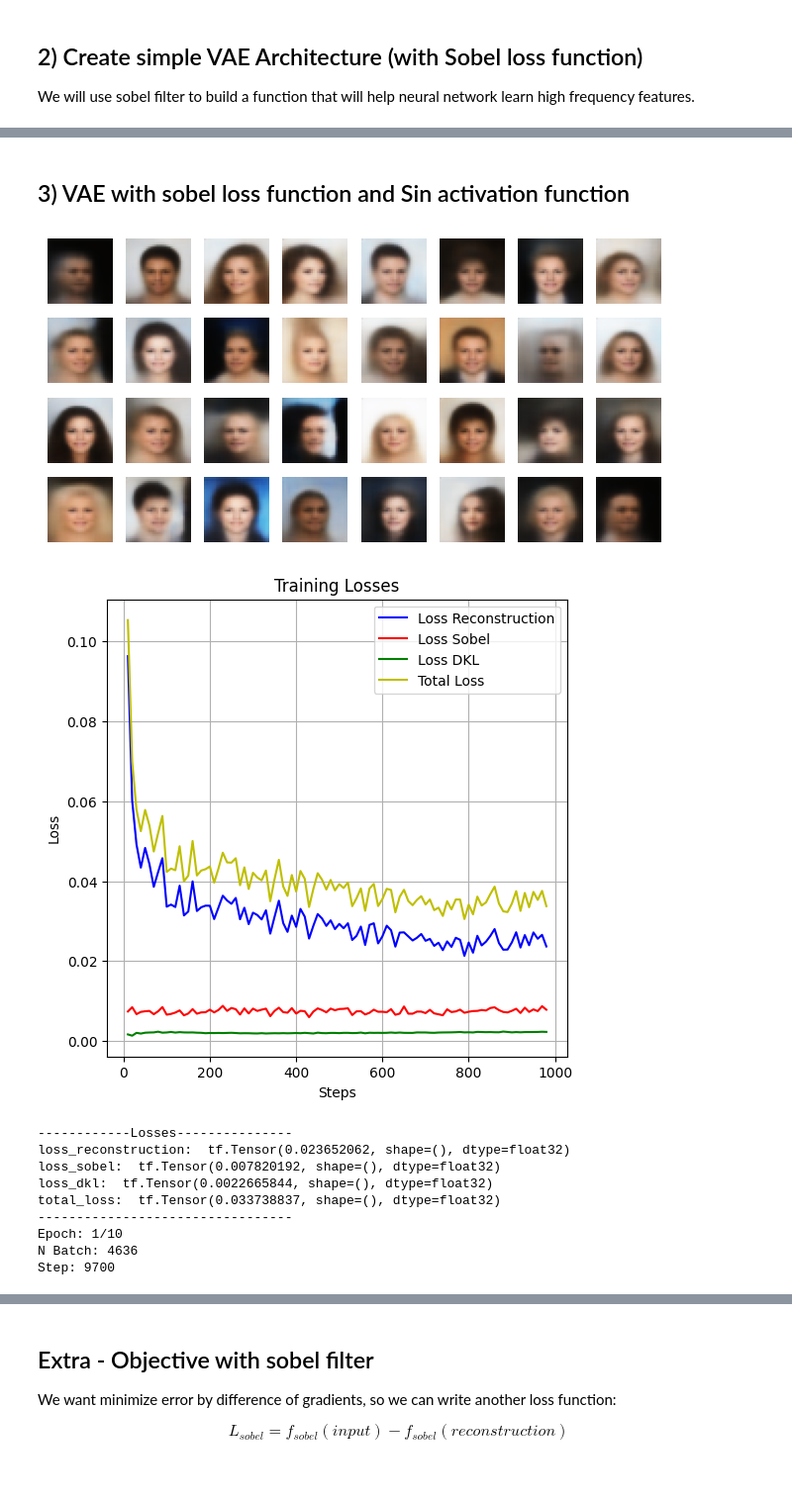
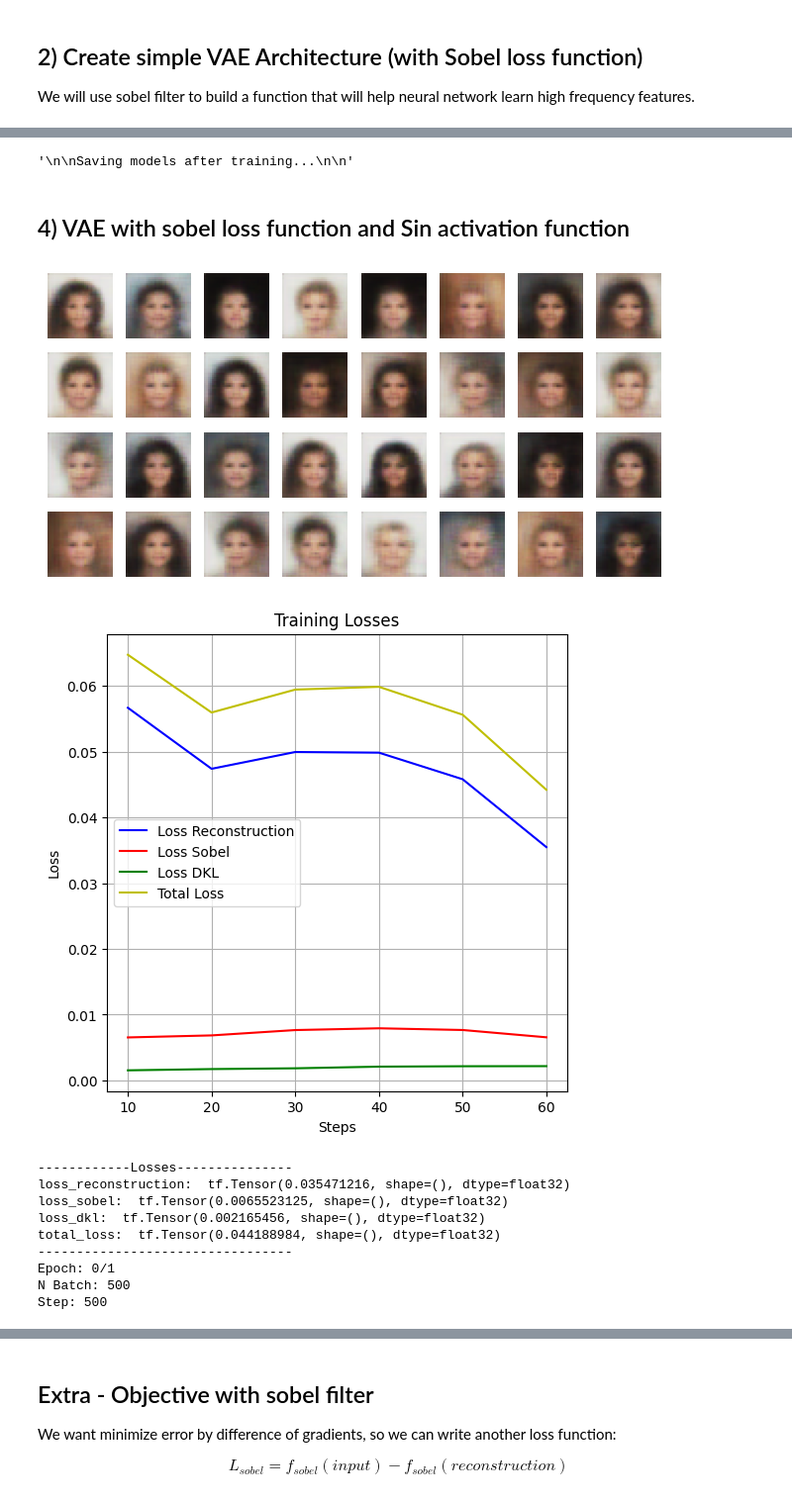
Before and after one commit to xValentim/DeepFakeLab, a Jupyter notebook: TrainingNeuralNetworks.ipynb, the cells around one changed output, grey strips where cells are left out. Shown at 99% size. Saved outputs shown, nothing was run; the diff lists cells and outputs as text; code cells hidden in the pictures.

```diff
--- a/TrainingNeuralNetworks.ipynb
+++ b/TrainingNeuralNetworks.ipynb
@@ -93,15 +93,15 @@ def resize_image(x, n_outputs=2):
     return tf.image.resize(x, [128, 128]) / 255.
 
 ds_train = ds_train_path.map(
-    lambda x: resize_image(open_image(x), n_outputs=2)
+    lambda x: resize_image(open_image(x), n_outputs=1)
 )
 
 ds_val = ds_val_path.map(
-    lambda x: resize_image(open_image(x), n_outputs=2)
+    lambda x: resize_image(open_image(x), n_outputs=1)
 )
 
 ds_test = ds_test_path.map(
-    lambda x: resize_image(open_image(x), n_outputs=2)
+    lambda x: resize_image(open_image(x), n_outputs=1)
 )
 # %% [markdown]
 ## 2) Create simple VAE Architecture (with Sobel loss function)
@@ -228,12 +205,12 @@ def plot_multiple_images(images, n_cols=None, k=1):
         clear_output()
         plt.axis("off")
 # %%
-for epoch in tqdm(range(30)):
+for epoch in tqdm(range(1)):
     for X_batch_1 in dataset_train:
         # Fase 0 - Treinar a rede VAE
 
-        variational_ae.train_on_batch(X_batch_1[0], X_batch_1[1])
-        generated_images = variational_ae(X_batch_1[0])
+        variational_ae.train_on_batch(X_batch_1, X_batch_1)
+        generated_images = variational_ae(X_batch_1)
     plot_multiple_images(generated_images.numpy(), 8)
     plt.show()
 # %% [output]
@@ -409,18 +425,19 @@ history = {
 MSE = keras.losses.MeanSquaredError()
 SobelLoss = sobel_loss
 optimizer = keras.optimizers.Adam()
-total_epochs = 30
+total_epochs = 1
 step = 0
+
 for epoch in tqdm(range(total_epochs)):
     n_batch = 0
     for X_batch_1 in dataset_train:
         with tf.GradientTape() as tape:
             # Forward pass.
-            X_reconstructions = variational_ae(X_batch_1[0])
+            X_reconstructions = variational_ae(X_batch_1)
             # Loss reconstruction
-            loss_reconstruction = MSE(X_batch_1[1], X_reconstructions)
+            loss_reconstruction = MSE(X_batch_1, X_reconstructions)
             # Loss sobel
-            loss_sobel = SobelLoss(X_batch_1[0], X_reconstructions, gamma=512.0)
+            loss_sobel = SobelLoss(X_batch_1, X_reconstructions, gamma=512.0)
             # Add extra loss terms to the loss value.
             loss_total = sum(variational_ae.losses) + loss_reconstruction + loss_sobel
 
@@ -434,7 +451,7 @@ for epoch in tqdm(range(total_epochs)):
             history['loss_dkl'].append(sum(variational_ae.losses))
             history['total_loss'].append(loss_total)
 
-            generated_images = variational_ae(X_batch_1[0])
+            generated_images = variational_ae(X_batch_1)
             plot_multiple_images(generated_images.numpy(), 8)
             plot_losses(history)
             print_logs(history, epoch, total_epochs, n_batch, step)
@@ -457,5 +473,17 @@ KeyboardInterrupt:
+# %%
+'''
+
+Saving models after training...
+
+'''
+
+# variational_ae.save('vae_sobel_loss/autoencoder/vae_sobel_autoencoder.keras')
+# variational_encoder.save('vae_sobel_loss/encoder/vae_sobel_encoder.keras')
+# variational_decoder.save('vae_sobel_loss/decoder/vae_sobel_decoder.keras')
+# %% [output]
+'\n\nSaving models after training...\n\n'
 # %% [markdown]
-## 3) VAE with sobel loss function and Sin activation function
+## 4) VAE with sobel loss function and Sin activation function
 # %%
 from keras import backend as K
 
@@ -583,46 +575,46 @@ history = {
 
 MSE = keras.losses.MeanSquaredError()
 optimizer = keras.optimizers.Adam()
-total_epochs = 10
+total_epochs = 1
 step = 0
 for epoch in tqdm(range(total_epochs)):
     n_batch = 0
     for X_batch_1 in dataset_train:
         with tf.GradientTape() as tape:
             # Forward pass.
-            X_reconstructions = variational_ae(X_batch_1[0])
+            X_reconstructions = variational_ae(X_batch_1)
             # Loss reconstruction
-            loss_reconstruction = MSE(X_batch_1[1], X_reconstructions)
+            loss_reconstruction = MSE(X_batch_1, X_reconstructions)
             # Loss sobel
-            loss_sobel = complete_sobel_loss(X_batch_1[0], X_reconstructions, gamma=512.0)
+            loss_sobel = complete_sobel_loss(X_batch_1, X_reconstructions, gamma=512.0)
             # Add extra loss terms to the loss value.
             loss_total = sum(variational_ae.losses) + loss_reconstruction + loss_sobel
         gradients = tape.gradient(loss_total, variational_ae.trainable_weights)
         optimizer.apply_gradients(zip(gradients, variational_ae.trainable_weights))
 
         if step % 100 == 0:
 
             history['loss_reconstruction'].append(loss_reconstruction)
             history['loss_sobel'].append(loss_sobel)
             history['loss_dkl'].append(sum(variational_ae.losses))
             history['total_loss'].append(loss_total)
 
-            generated_images = variational_ae(X_batch_1[0])
+            generated_images = variational_ae(X_batch_1)
             plot_multiple_images(generated_images.numpy(), 8)
             plot_losses(history)
             print_logs(history, epoch, total_epochs, n_batch, step)
             plt.show()
         n_batch += 1
         step += 1
 # %% [output]
-[figure, old version]
+[figure, new version]
-[figure, old version]
+[figure, new version]
 ------------Losses---------------
-loss_reconstruction:  tf.Tensor(0.023652062, shape=(), dtype=float32)
-loss_sobel:  tf.Tensor(0.007820192, shape=(), dtype=float32)
-loss_dkl:  tf.Tensor(0.0022665844, shape=(), dtype=float32)
-total_loss:  tf.Tensor(0.033738837, shape=(), dtype=float32)
+loss_reconstruction:  tf.Tensor(0.035471216, shape=(), dtype=float32)
+loss_sobel:  tf.Tensor(0.0065523125, shape=(), dtype=float32)
+loss_dkl:  tf.Tensor(0.002165456, shape=(), dtype=float32)
+total_loss:  tf.Tensor(0.044188984, shape=(), dtype=float32)
 ---------------------------------
-Epoch: 1/10
-N Batch: 4636
-Step: 9700
+Epoch: 0/1
+N Batch: 500
+Step: 500
```
Also changed, not shown: parts of 31 cells of this notebook, 3 other files.
